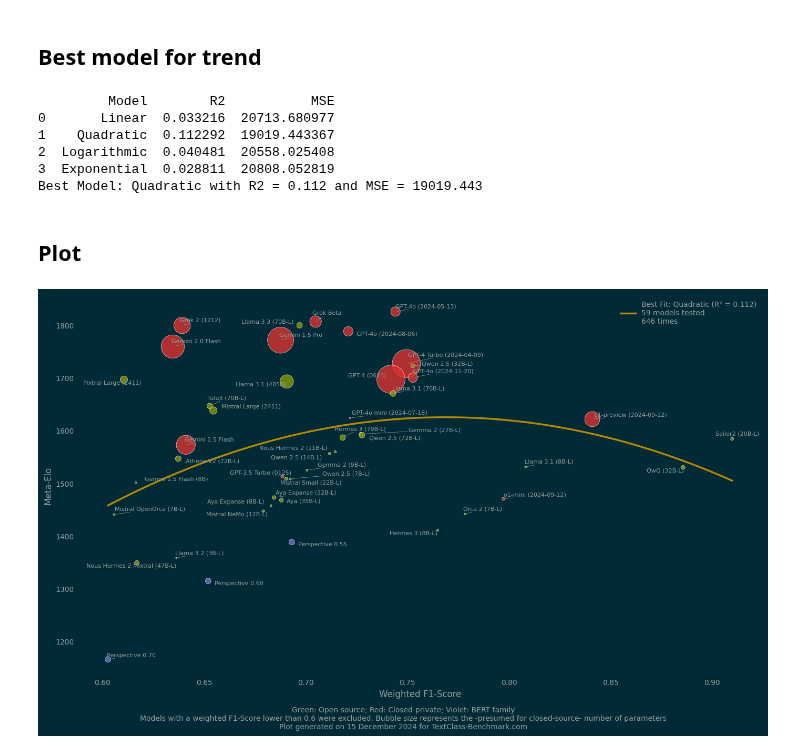
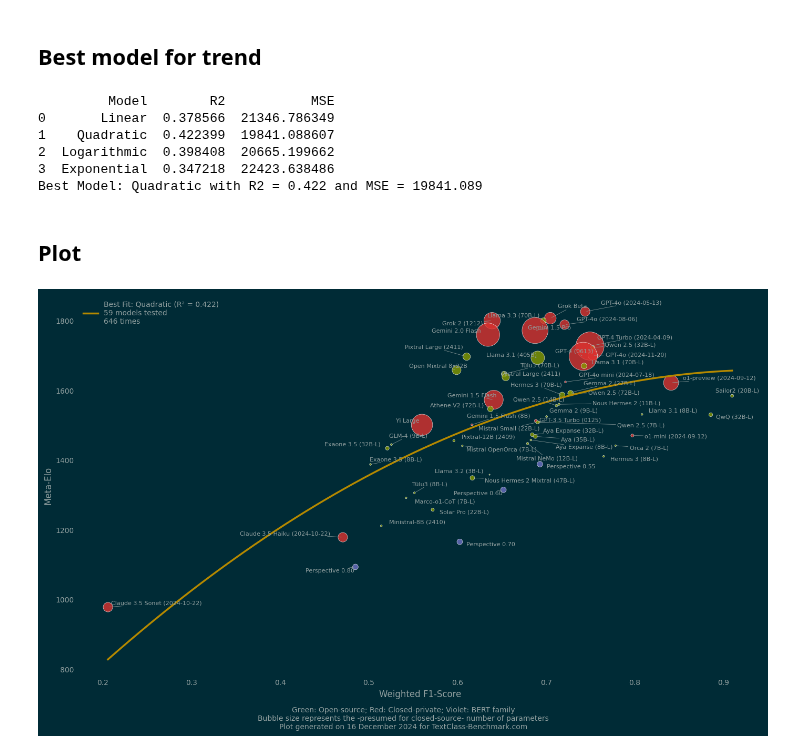
Before and after one commit to bgonzalezbustamante/TextClass-Benchmark, a Jupyter notebook: code/plot_Meta_Elo.ipynb, the cells around one changed output. Saved outputs shown, nothing was run; the diff lists cells and outputs as text; code cells hidden in the pictures.

Commit message:
Meta-Elo plot
Meta-Elo plot update

```diff
--- a/code/plot_Meta_Elo.ipynb
+++ b/code/plot_Meta_Elo.ipynb
@@ -24,7 +24,8 @@ f1_elo_df['F1-Score'] =  f1_elo_df['Weighted F1']
 merged_df = pd.merge(f1_elo_df, params_df, on='Model')
 
 ## Filter out models with F1-Score below X
-filtered_df = merged_df[merged_df['F1-Score'] >= 0.60].copy()
+## filtered_df = merged_df[merged_df['F1-Score'] >= 0.60].copy()
+filtered_df = merged_df
 
 ## Define independent and dependent variables
 x = filtered_df['F1-Score']
@@ -76,11 +77,11 @@ best_model = results_df.loc[results_df['R2'].idxmax()]
 print(f"Best Model: {best_model['Model']} with R2 = {best_model['R2']:.3f} and MSE = {best_model['MSE']:.3f}")
 # %% [output]
          Model        R2           MSE
-0       Linear  0.033216  20713.680977
-1    Quadratic  0.112292  19019.443367
-2  Logarithmic  0.040481  20558.025408
-3  Exponential  0.028811  20808.052819
-Best Model: Quadratic with R2 = 0.112 and MSE = 19019.443
+0       Linear  0.378566  21346.786349
+1    Quadratic  0.422399  19841.088607
+2  Logarithmic  0.398408  20665.199662
+3  Exponential  0.347218  22423.638486
+Best Model: Quadratic with R2 = 0.422 and MSE = 19841.089
 # %% [markdown]
 ## Plot
 # %%
@@ -151,33 +152,34 @@ plt.ylabel('Meta-Elo', fontsize=12, color='#93a1a1')
 plt.tick_params(axis='y', length=0)
 plt.tick_params(axis='x', length=0)
 
 ## Remove gridlines and borders (spines)
 ax = plt.gca()
 ax.set_facecolor('#002b36') ## Dark background
 ax.spines['top'].set_visible(False)  ## Top spine
 ax.spines['right'].set_visible(False) ## Right spine
 ax.spines['left'].set_visible(False)  ## Left spine
 ax.spines['bottom'].set_visible(False) ## Bottom spine
 ax.tick_params(colors='#93a1a1') ## Tick labels in light color
 ax.grid(False) ## No gridlines
 
 ## Bottom caption
 plt.figtext(
     0.5, -0.05,
-    f"Green: Open-source; Red: Closed-private; Violet: BERT family\nModels with a weighted F1-Score lower than 0.6 were excluded. Bubble size represents the -presumed for closed-source- number of parameters\nPlot generated on {current_date} for TextClass-Benchmark.com",
+    ## f"Green: Open-source; Red: Closed-private; Violet: BERT family\nModels with a weighted F1-Score lower than 0.6 were excluded. Bubble size represents the -presumed for closed-source- number of parameters\nPlot generated on {current_date} for TextClass-Benchmark.com",
+    f"Green: Open-source; Red: Closed-private; Violet: BERT family\nBubble size represents the -presumed for closed-source- number of parameters\nPlot generated on {current_date} for TextClass-Benchmark.com",
     wrap=True, horizontalalignment='center', fontsize=10, color='#93a1a1'
 )
 
 ## Legend for the quadratic line
-plt.legend(loc='upper right', fontsize=10, frameon=False, labelcolor='#93a1a1')
+plt.legend(loc='upper left', fontsize=10, frameon=False, labelcolor='#93a1a1')
 
 ## Save the plot in high resolution
 output_name = "../docs/plots/meta_elo"
 plt.savefig(f"{output_name}.png", dpi=300, bbox_inches='tight')
 ## plt.savefig(f"{output_name}.pdf", dpi=300, bbox_inches='tight')
 
 ## Show the plot
 plt.tight_layout()
 plt.show()
 # %% [output]
-[figure, old version]
+[figure, new version]
```
Also changed, not shown: 1 other file.
